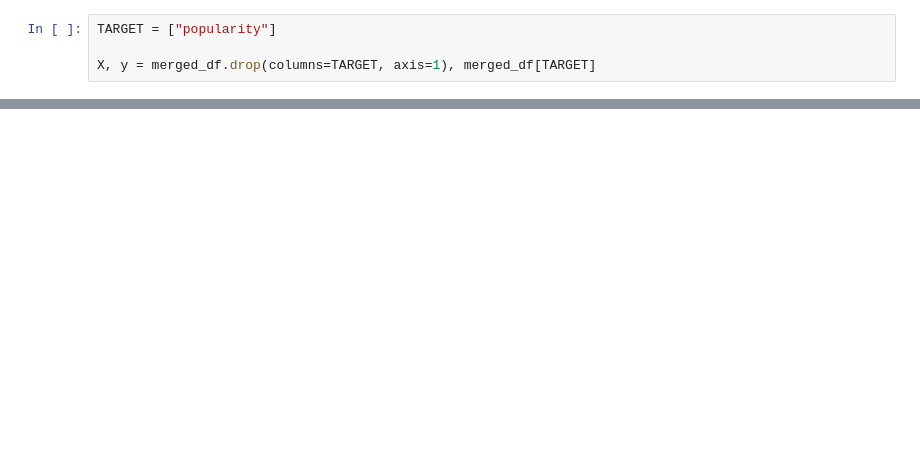
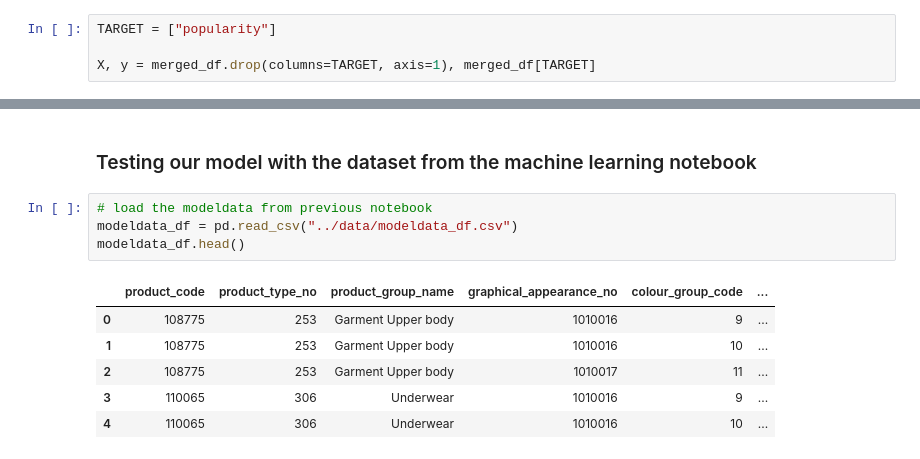
Before and after one commit to anbitasiregar/fashion-recommendations, a Jupyter notebook: notebooks/recommender_system.ipynb, the cells around one changed output, grey strips where cells are left out. Cells and saved outputs as stored; diff of their text form; blank space fills up the shorter version.

```diff
--- a/notebooks/recommender_system.ipynb
+++ b/notebooks/recommender_system.ipynb
@@ -298,0 +395,13 @@ X, y = merged_df.drop(columns=TARGET, axis=1), merged_df[TARGET]
+# %% [markdown]
+### Testing our model with the dataset from the machine learning notebook
+# %%
+# load the modeldata from previous notebook
+modeldata_df = pd.read_csv("../data/modeldata_df.csv")
+modeldata_df.head()
+# %% [output]
+|  | product_code | product_type_no | product_group_name | graphical_appearance_no | colour_group_code | ... |
+| 0 | 108775 | 253 | Garment Upper body | 1010016 | 9 | ... |
+| 1 | 108775 | 253 | Garment Upper body | 1010016 | 10 | ... |
+| 2 | 108775 | 253 | Garment Upper body | 1010017 | 11 | ... |
+| 3 | 110065 | 306 | Underwear | 1010016 | 9 | ... |
+| 4 | 110065 | 306 | Underwear | 1010016 | 10 | ... |
```
Also changed, not shown: parts of 45 cells of this notebook.
